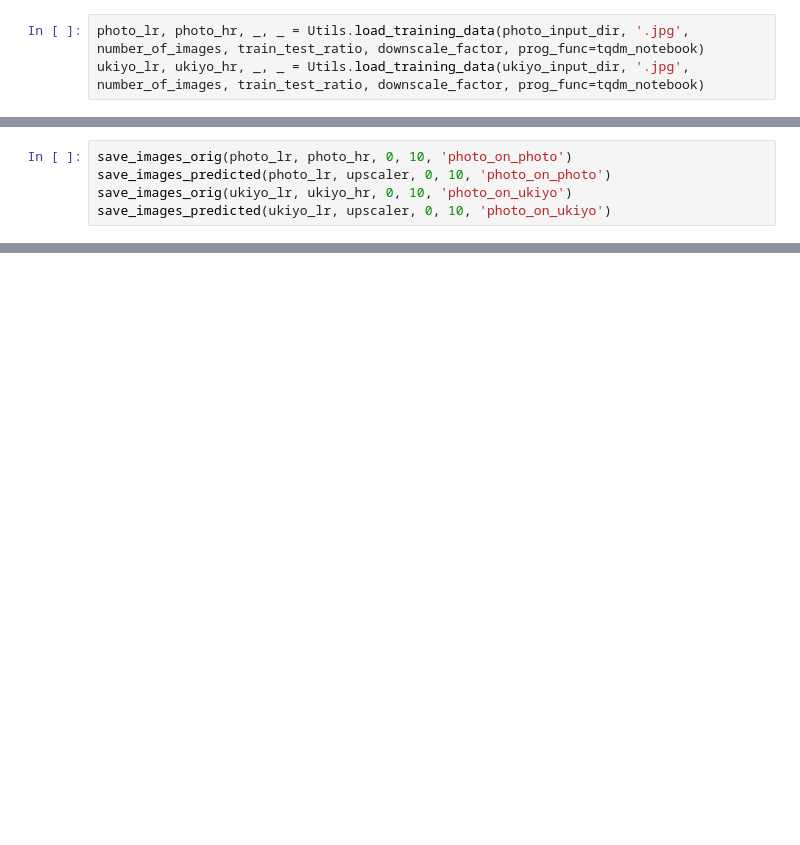
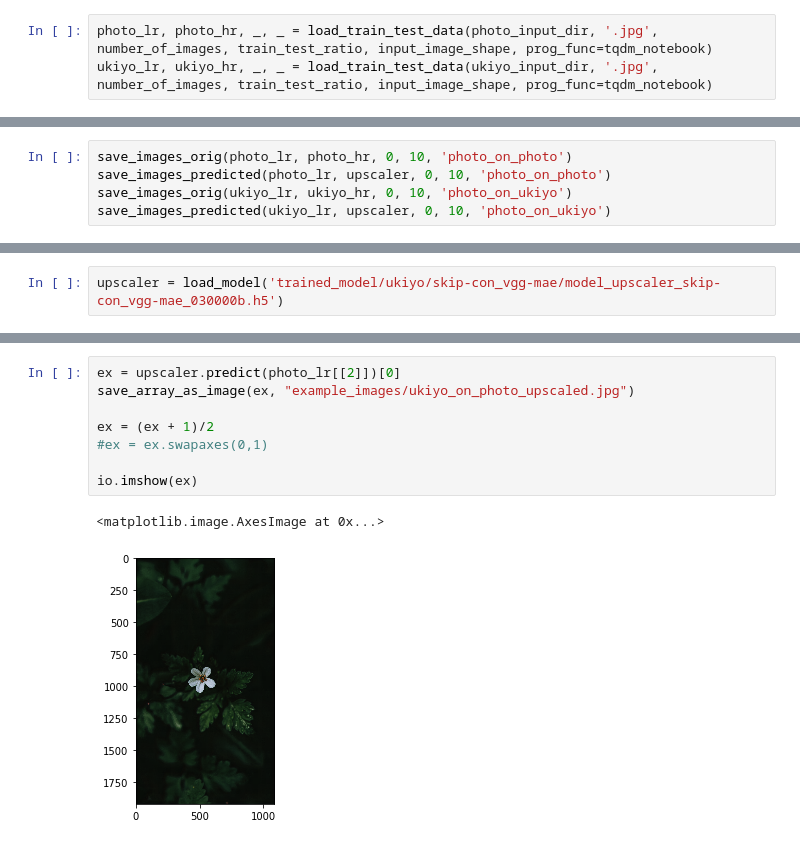
Before and after one commit to kjedrzejewski/video-cycle_gan-upscaling, a Jupyter notebook: upscaling/upscaler_model_testing.ipynb, the cells around one changed output, grey strips where cells are left out. Drawn from its saved outputs; the diff is of its cells as text; blank space fills up the shorter version.

Commit message:
example frame

```diff
--- a/upscaling/upscaler_model_testing.ipynb
+++ b/upscaling/upscaler_model_testing.ipynb
@@ -33,6 +19,6 @@ ukiyo_input_dir = '../images/ukiyo-e_fullhd'
 number_of_images = 100
 train_test_ratio = 0.99
 # %%
-photo_lr, photo_hr, _, _ = Utils.load_training_data(photo_input_dir, '.jpg', number_of_images, train_test_ratio, downscale_factor, prog_func=tqdm_notebook)
-ukiyo_lr, ukiyo_hr, _, _ = Utils.load_training_data(ukiyo_input_dir, '.jpg', number_of_images, train_test_ratio, downscale_factor, prog_func=tqdm_notebook)
+photo_lr, photo_hr, _, _ = load_train_test_data(photo_input_dir, '.jpg', number_of_images, train_test_ratio, input_image_shape, prog_func=tqdm_notebook)
+ukiyo_lr, ukiyo_hr, _, _ = load_train_test_data(ukiyo_input_dir, '.jpg', number_of_images, train_test_ratio, input_image_shape, prog_func=tqdm_notebook)
 # %% [output]
@@ -169,0 +154,2 @@ io.imshow(ex)
+# %%
+upscaler = load_model('trained_model/ukiyo/skip-con_vgg-mae/model_upscaler_skip-con_vgg-mae_030000b.h5')
@@ -169,0 +183,11 @@ io.imshow(ex)
+# %%
+ex = upscaler.predict(photo_lr[[2]])[0]
+save_array_as_image(ex, "example_images/ukiyo_on_photo_upscaled.jpg")
+
+ex = (ex + 1)/2
+#ex = ex.swapaxes(0,1)
+
+io.imshow(ex)
+# %% [output]
+<matplotlib.image.AxesImage at 0x...>
+[figure, added]
```
Also changed, not shown: parts of 19 cells of this notebook, 6 other files.
